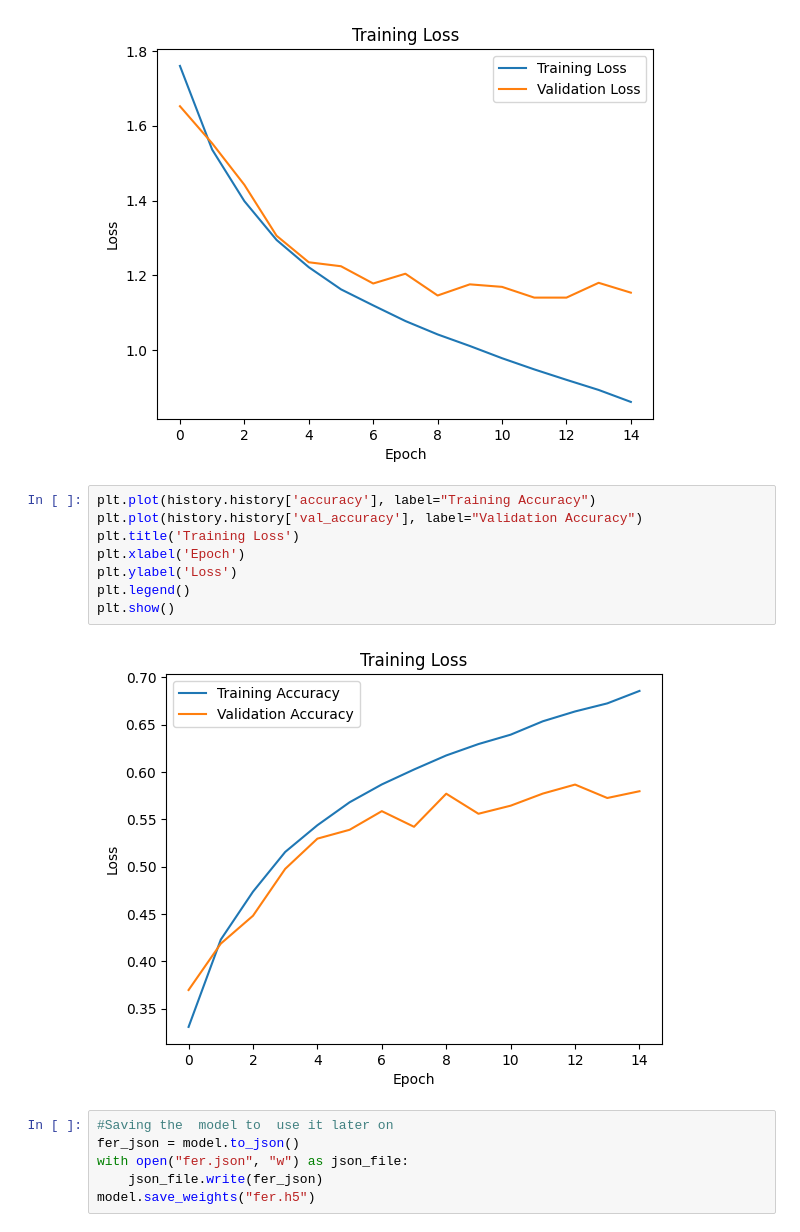
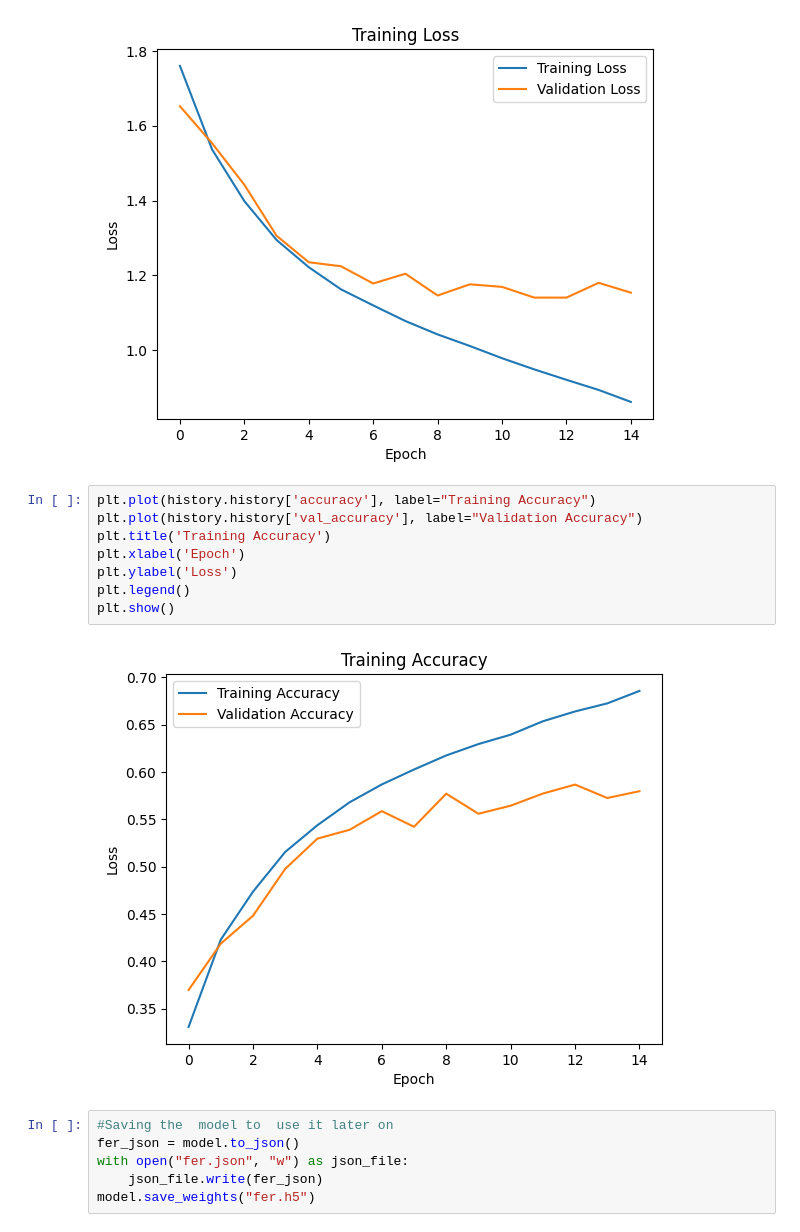
Before and after one commit to munnigel/Facial-Expression-Recognition, a Jupyter notebook: final-models/ConvolutionalNeuralNet.ipynb, the cells around one changed output. Drawn from its saved outputs; the diff is of its cells as text.

```diff
--- a/final-models/ConvolutionalNeuralNet.ipynb
+++ b/final-models/ConvolutionalNeuralNet.ipynb
@@ -159,13 +159,13 @@ plt.show()
 # %%
 plt.plot(history.history['accuracy'], label="Training Accuracy")
 plt.plot(history.history['val_accuracy'], label="Validation Accuracy")
-plt.title('Training Loss')
+plt.title('Training Accuracy')
 plt.xlabel('Epoch')
 plt.ylabel('Loss')
 plt.legend()
 plt.show()
 # %% [output]
-[figure, old version]
+[figure, new version]
 # %%
 #Saving the  model to  use it later on
 fer_json = model.to_json()
```
Also changed, not shown: 8 other files.
